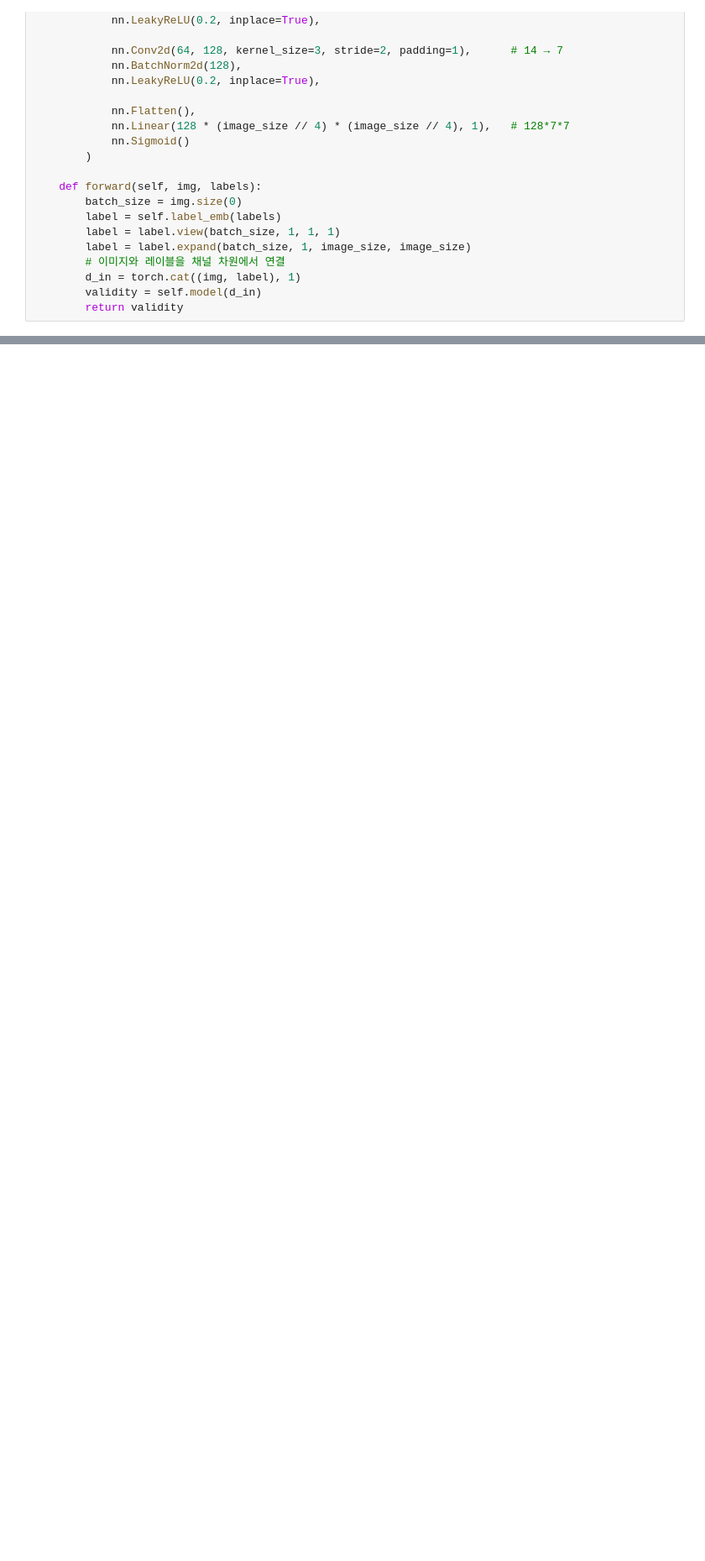
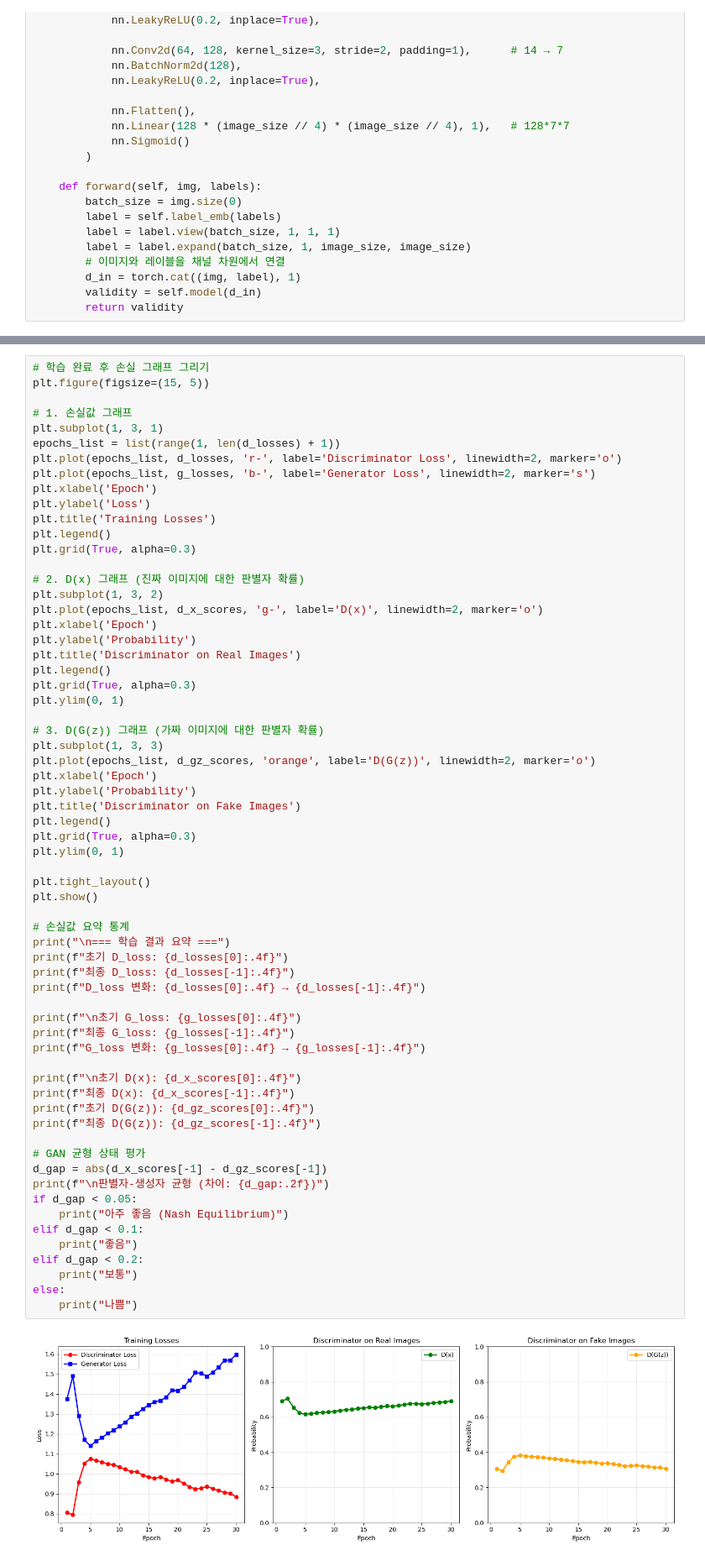
Before and after one commit to LEEYH205/ai_study_mission, a Jupyter notebook: mission9/09_1팀_이영호.ipynb, the cells around one changed output, grey strips where cells are left out. Shown at 84% size. Saved outputs shown, nothing was run; the diff lists cells and outputs as text; blank space fills up the shorter version.

```diff
--- a/mission9/09_1팀_이영호.ipynb
+++ b/mission9/09_1팀_이영호.ipynb
@@ -267,0 +283,66 @@ Epoch [30/30]  D_loss: 0.9382  G_loss: 1.4838  D(x): 0.67  D(G(z)): 0.33
+# %%
+# 학습 완료 후 손실 그래프 그리기
+plt.figure(figsize=(15, 5))
+
+# 1. 손실값 그래프
+plt.subplot(1, 3, 1)
+epochs_list = list(range(1, len(d_losses) + 1))
+plt.plot(epochs_list, d_losses, 'r-', label='Discriminator Loss', linewidth=2, marker='o')
+plt.plot(epochs_list, g_losses, 'b-', label='Generator Loss', linewidth=2, marker='s')
+plt.xlabel('Epoch')
+plt.ylabel('Loss')
+plt.title('Training Losses')
+plt.legend()
+plt.grid(True, alpha=0.3)
+
+# 2. D(x) 그래프 (진짜 이미지에 대한 판별자 확률)
+plt.subplot(1, 3, 2)
+plt.plot(epochs_list, d_x_scores, 'g-', label='D(x)', linewidth=2, marker='o')
+plt.xlabel('Epoch')
+plt.ylabel('Probability')
+plt.title('Discriminator on Real Images')
+plt.legend()
+plt.grid(True, alpha=0.3)
+plt.ylim(0, 1)
+
+# 3. D(G(z)) 그래프 (가짜 이미지에 대한 판별자 확률)
+plt.subplot(1, 3, 3)
+plt.plot(epochs_list, d_gz_scores, 'orange', label='D(G(z))', linewidth=2, marker='o')
+plt.xlabel('Epoch')
+plt.ylabel('Probability')
+plt.title('Discriminator on Fake Images')
+plt.legend()
+plt.grid(True, alpha=0.3)
+plt.ylim(0, 1)
+
+plt.tight_layout()
+plt.show()
+
+# 손실값 요약 통계
+print("\n=== 학습 결과 요약 ===")
+print(f"초기 D_loss: {d_losses[0]:.4f}")
+print(f"최종 D_loss: {d_losses[-1]:.4f}")
+print(f"D_loss 변화: {d_losses[0]:.4f} → {d_losses[-1]:.4f}")
+
+print(f"\n초기 G_loss: {g_losses[0]:.4f}")
+print(f"최종 G_loss: {g_losses[-1]:.4f}")
+print(f"G_loss 변화: {g_losses[0]:.4f} → {g_losses[-1]:.4f}")
+
+print(f"\n초기 D(x): {d_x_scores[0]:.4f}")
+print(f"최종 D(x): {d_x_scores[-1]:.4f}")
+print(f"초기 D(G(z)): {d_gz_scores[0]:.4f}")
+print(f"최종 D(G(z)): {d_gz_scores[-1]:.4f}")
+
+# GAN 균형 상태 평가
+d_gap = abs(d_x_scores[-1] - d_gz_scores[-1])
+print(f"\n판별자-생성자 균형 (차이: {d_gap:.2f})")
+if d_gap < 0.05:
+    print("아주 좋음 (Nash Equilibrium)")
+elif d_gap < 0.1:
+    print("좋음")
+elif d_gap < 0.2:
+    print("보통")
+else:
+    print("나쁨")
+# %% [output]
+[figure, added]
```
Also changed, not shown: parts of 17 cells of this notebook.
